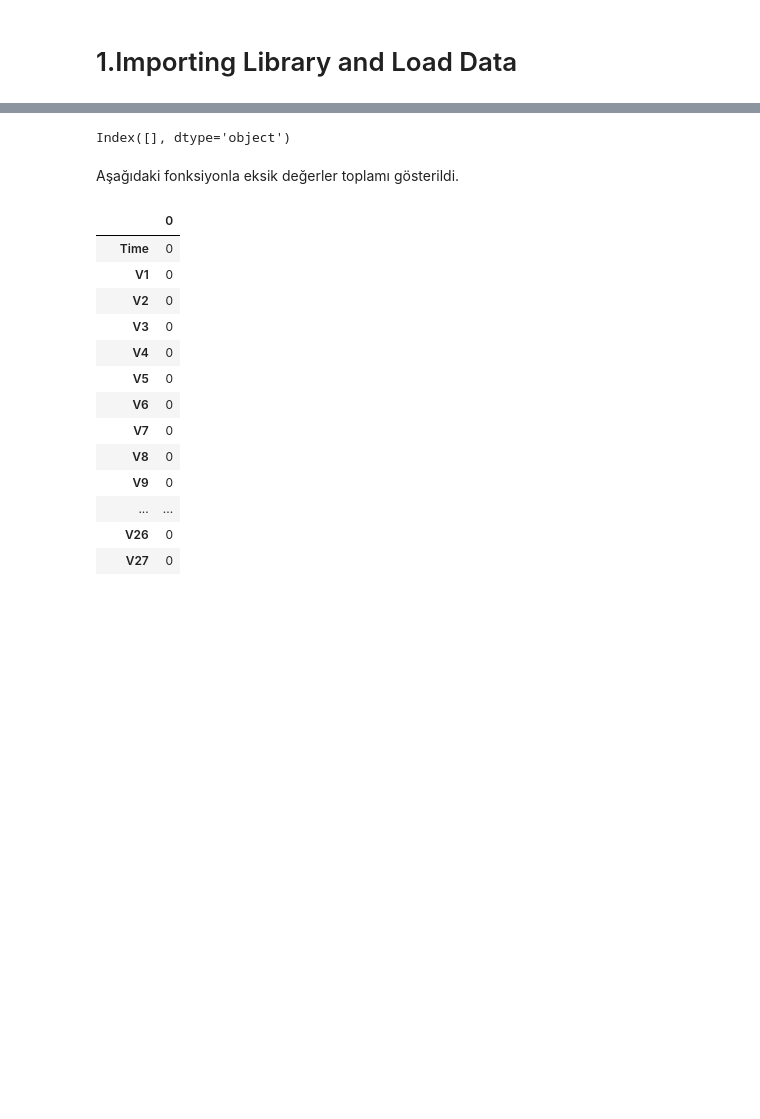
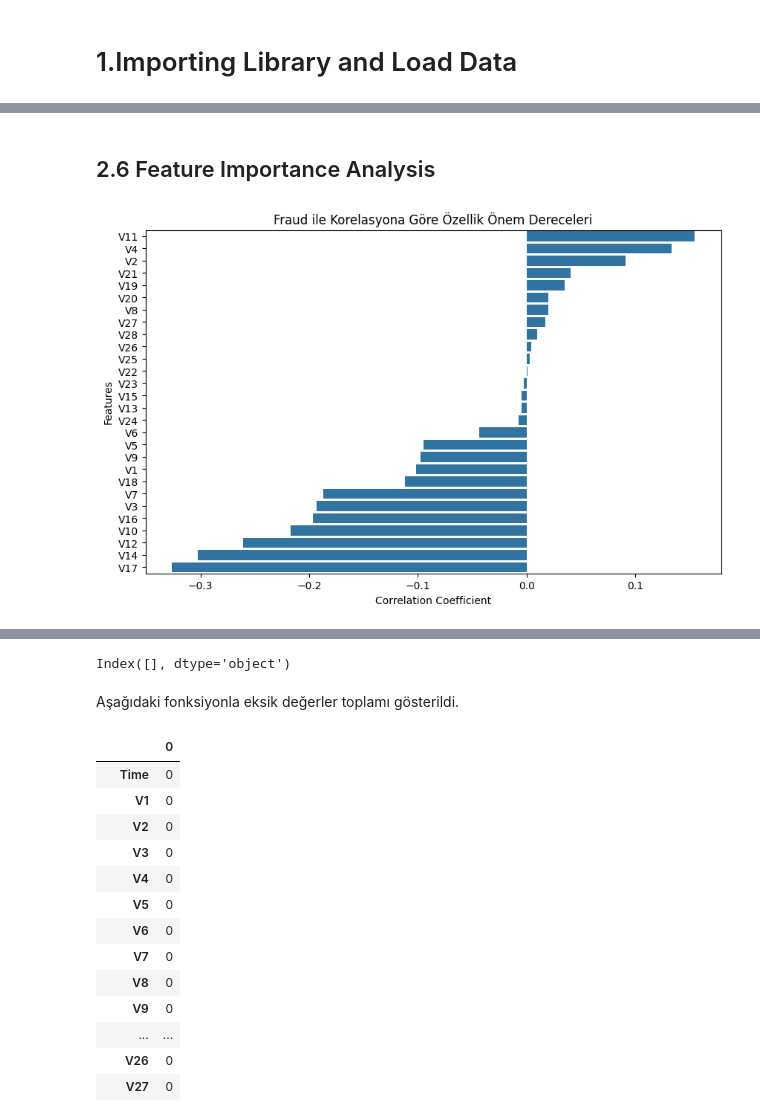
Before and after one commit to tanecee/copy_credit_card_fraud_detection, a Jupyter notebook: Copy_of_Credit_Card_Fraud_Detection.ipynb, the cells around one changed output, grey strips where cells are left out. Drawn from its saved outputs; the diff is of its cells as text; code cells hidden in the pictures; blank space fills up the shorter version.

```diff
--- a/Copy_of_Credit_Card_Fraud_Detection.ipynb
+++ b/Copy_of_Credit_Card_Fraud_Detection.ipynb
@@ -63,0 +222,15 @@ data = pd.read_csv('creditcard.csv')
+# %% [markdown]
+## 2.6 Feature Importance Analysis
+# %%
+corr_data= data.drop(columns=['Time', 'Amount'])
+correlation_matrix = corr_data.corr()
+feature_importance = correlation_matrix["Class"].sort_values(ascending=False) #Artan sırada korelasyonu sıralar.
+top_features = feature_importance.index[1:] #Class değeri çıkartılıyor.
+plt.figure(figsize=(10, 6))
+sns.barplot(x=feature_importance[top_features].values, y=top_features)
+plt.title("Fraud ile Korelasyona Göre Özellik Önem Dereceleri")
+plt.xlabel("Correlation Coefficient")
+plt.ylabel("Features")
+plt.show()
+# %% [output]
+[figure, added]
```
Also changed, not shown: parts of 179 cells of this notebook.
